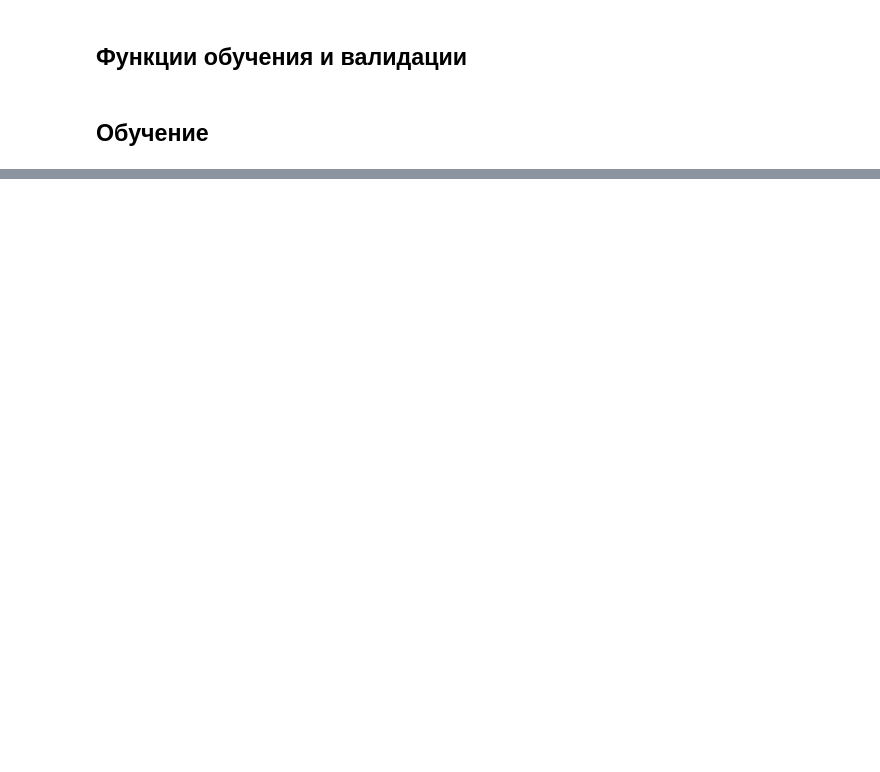
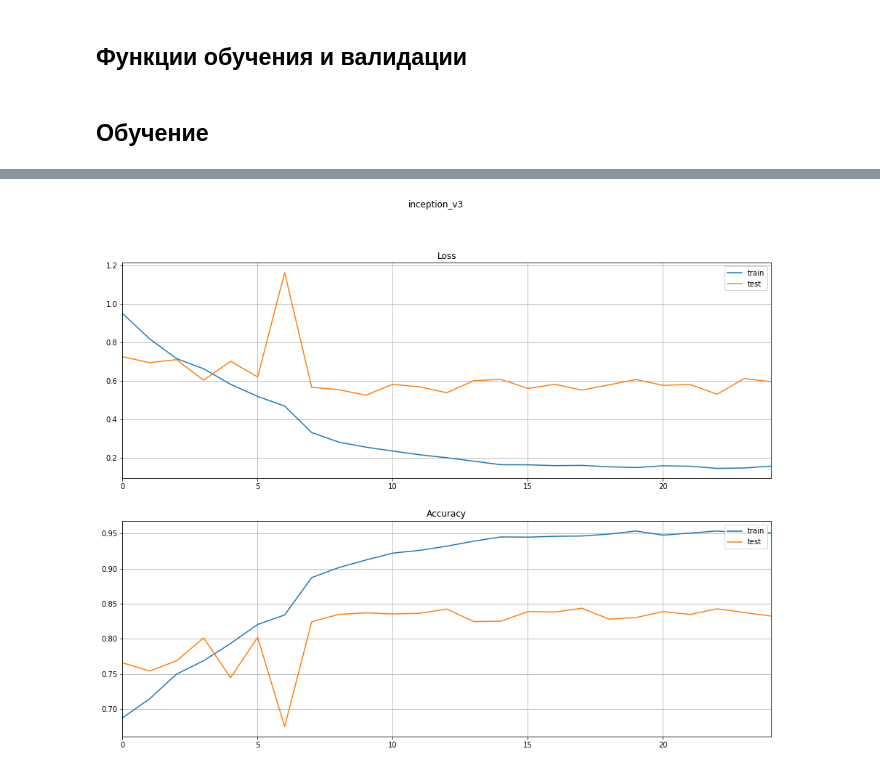
Before and after one commit to gurmaaan/MedNN, a Jupyter notebook: Trained_CNN_no_changes_in_data.ipynb, the cells around one changed output, grey strips where cells are left out. Saved outputs shown, nothing was run; the diff lists cells and outputs as text; code cells hidden in the pictures; blank space fills up the shorter version.

```diff
--- a/Trained_CNN_no_changes_in_data.ipynb
+++ b/Trained_CNN_no_changes_in_data.ipynb
@@ -291,0 +328,29 @@ Epoch 15/25
+# %%
+def plot_learning_curve(path):
+    data = json.load(open(path, 'r'))
+
+    epochs = data["train"]["epoch"]
+
+    fig, axs = plt.subplots(2, figsize=(16,12))
+    title = path.split('/')[-1].split('.')[0]
+    fig.suptitle(title)
+
+    train_clr, test_clr = "coral", "lightblue"
+
+    axs[0].set_title("Loss")
+    axs[0].plot(epochs, data["train"]["loss"], label="train")
+    axs[0].plot(epochs, data["test"]["loss"], label="test")
+    axs[0].legend(loc=1)
+    axs[0].grid()
+    axs[0].set_xlim(xmin=0, xmax=epochs[-1])
+
+    axs[1].set_title("Accuracy")
+    axs[1].plot(epochs, data["train"]["acc"], label="train")
+    axs[1].plot(epochs, data["test"]["acc"], label="test")
+    axs[1].legend(loc=1)
+    axs[1].grid()
+    axs[1].set_xlim(xmin=0,xmax=epochs[-1])
+# %%
+plot_learning_curve("nn/default/learning/inception_v3.json")
+# %% [output]
+[figure, added]
```
Also changed, not shown: parts of 11 cells of this notebook, 13 other files.
